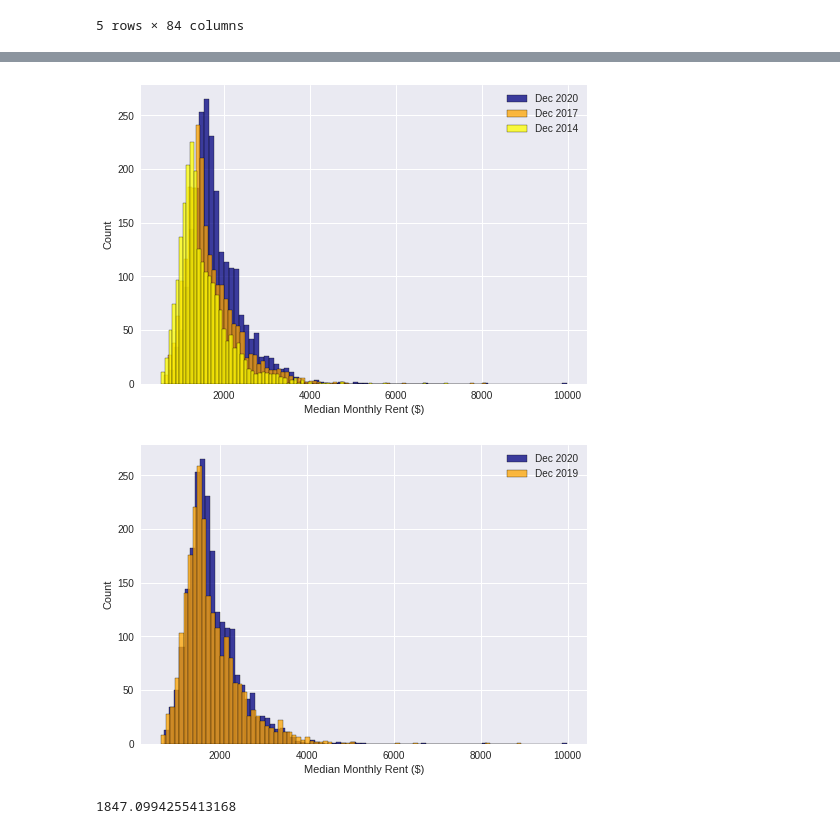
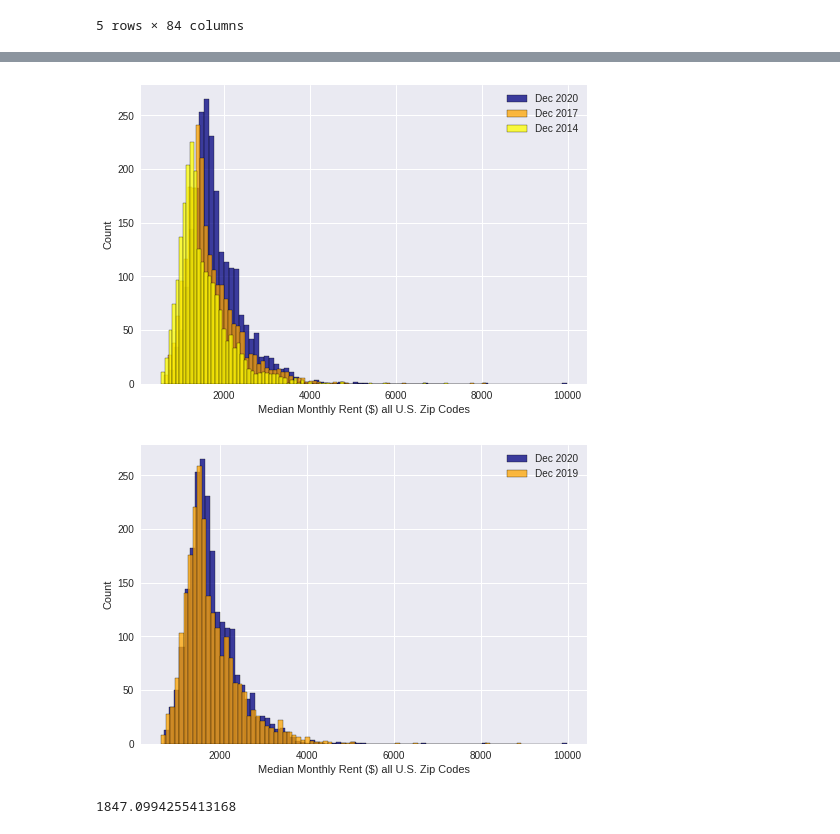
Before and after one commit to dcnarch/RentPricePredict, a Jupyter notebook: RentPricePredict.ipynb, the cells around one changed output, grey strips where cells are left out. Drawn from its saved outputs; the diff is of its cells as text; code cells hidden in the pictures.

```diff
--- a/RentPricePredict.ipynb
+++ b/RentPricePredict.ipynb
@@ -122,3 +107,6 @@ df_drop.head()
 5 rows × 86 columns
 # %% [markdown]
 We'll make the zip code the index column now.
+# %%
+df_drop['Zip Code'] = df_drop['Zip Code'].astype(str)
+df_drop.dtypes
@@ -355,20 +344,20 @@ plt.ylabel('Number of Local Markets');
 # %%
 # Let's look at an overlaid plot to see the difference over time, from end of the years 2014, 2017 and 2020
 sns.histplot(rents['2020-12'], color = 'navy', label = 'Dec 2020', bins = 80)
 sns.histplot(rents['2017-12'], color = 'orange', label = 'Dec 2017', bins = 80)
 sns.histplot(rents['2014-12'], color = 'yellow', label = 'Dec 2014', bins = 80)
-plt.xlabel('Median Monthly Rent ($)')
+plt.xlabel('Median Monthly Rent ($) all U.S. Zip Codes')
 plt.legend();
 # %% [output]
-[figure, old version]
+[figure, new version]
 # %%
 # Let's look at an overlaid plot to see the difference in rents due to COVID, from end of the year 2019 and 2020
 sns.histplot(rents['2020-12'], color = 'navy', label = 'Dec 2020', bins = 80)
 sns.histplot(rents['2019-12'], color = 'orange', label = 'Dec 2019', bins = 80)
-plt.xlabel('Median Monthly Rent ($)')
+plt.xlabel('Median Monthly Rent ($) all U.S. Zip Codes')
 plt.legend();
 # %% [output]
-[figure, old version]
+[figure, new version]
 # %%
 # Interestingly enough, despite the impact of COVID-19, it appears more markets saw rent increases by the end of 2020.
 # Let's evaluate the means
```
Also changed, not shown: parts of 105 cells of this notebook, 12 other files.
